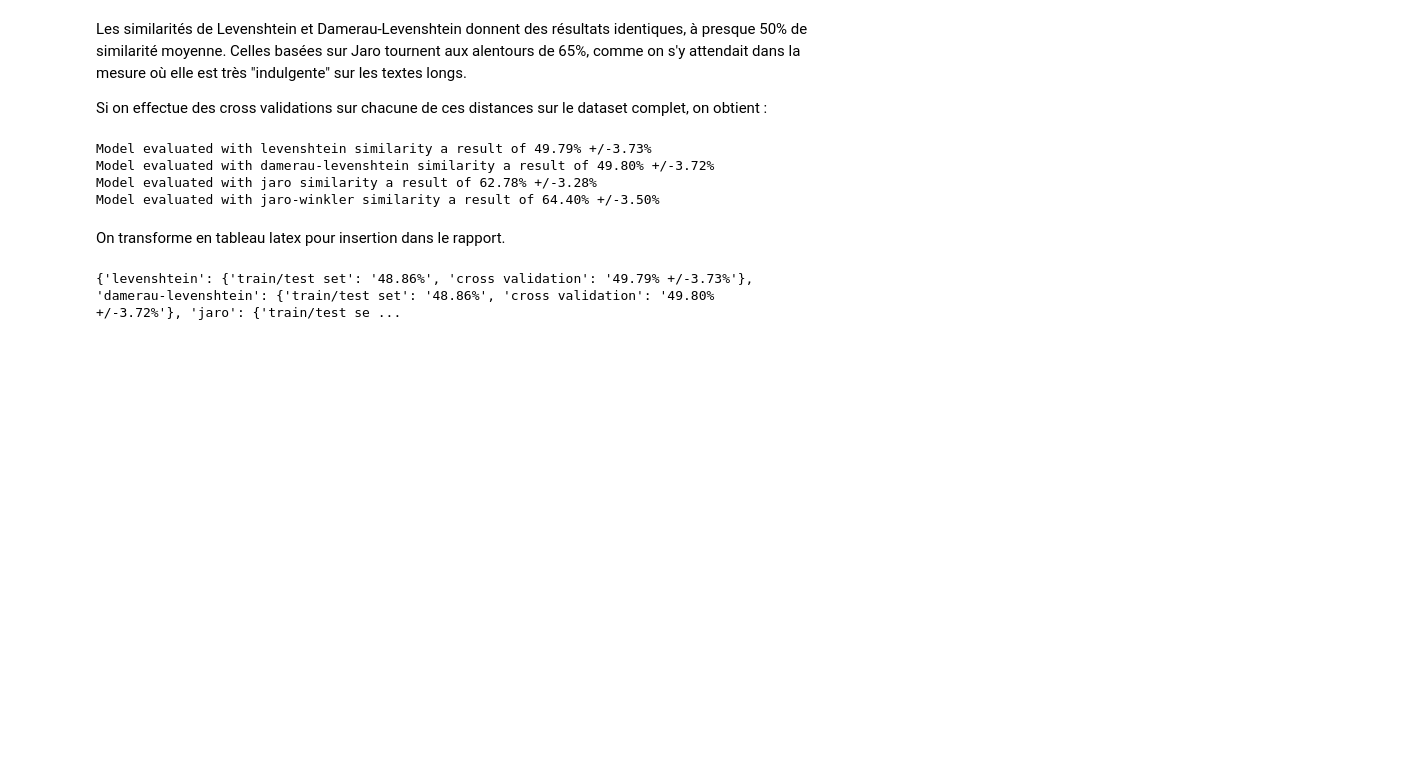
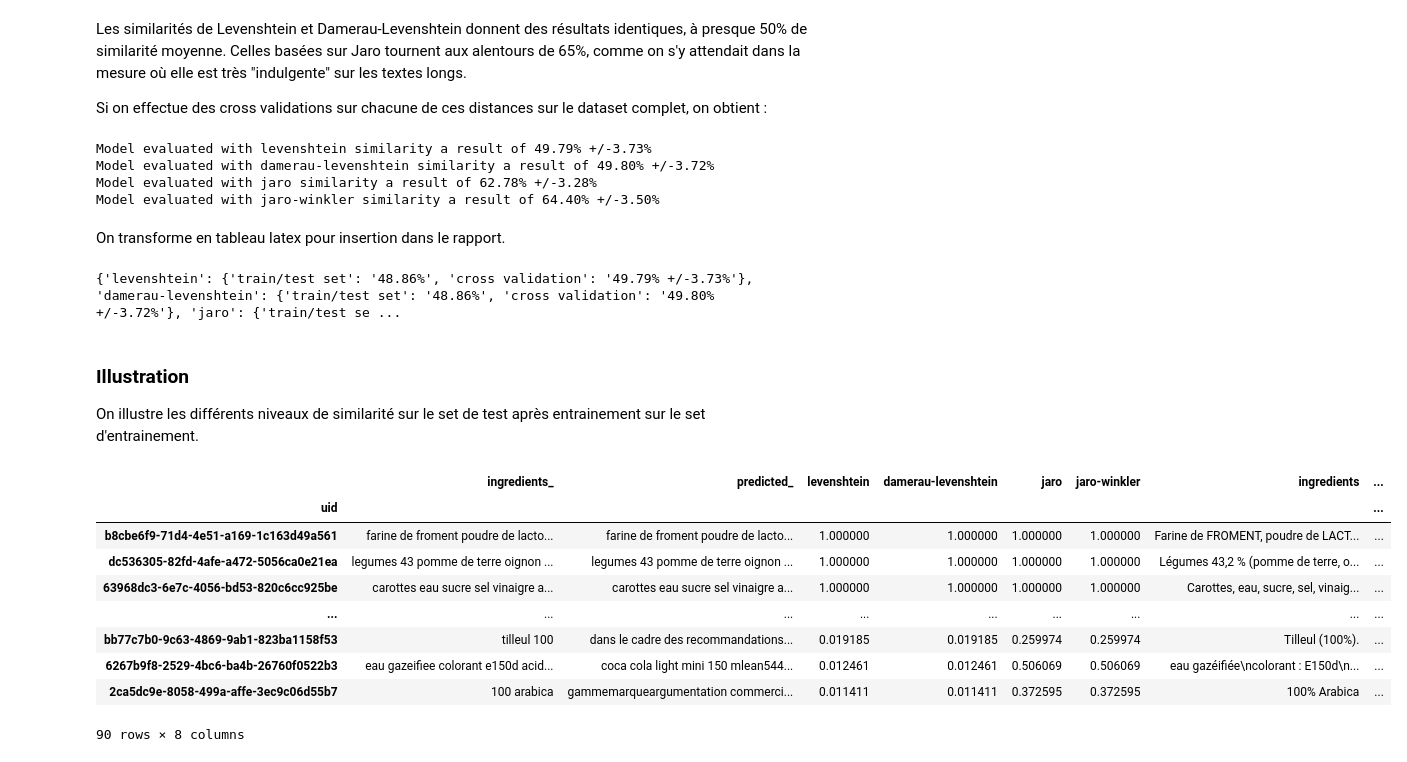
Before and after one commit to UltraDiuve/PIM-Recognizer, a Jupyter notebook: report/notebooks/Performance_measurement.ipynb, the cells around one changed output. Saved outputs shown, nothing was run; the diff lists cells and outputs as text; code cells hidden in the pictures; blank space fills up the shorter version.

```diff
--- a/report/notebooks/Performance_measurement.ipynb
+++ b/report/notebooks/Performance_measurement.ipynb
@@ -437,3 +441,7 @@ labs = {'levenshtein': 'Levenshtein',
 )
 # %% [output]
 {'levenshtein': {'train/test set': '48.86%', 'cross validation': '49.79% +/-3.73%'}, 'damerau-levenshtein': {'train/test set': '48.86%', 'cross validation': '49.80% +/-3.72%'}, 'jaro': {'train/test se ...
+# %% [markdown]
+### Illustration
+
+On illustre les différents niveaux de similarité sur le set de test après entrainement sur le set d'entrainement.
@@ -439,0 +459,17 @@ labs = {'levenshtein': 'Levenshtein',
+# %%
+
+(processed_df.join(comp_df, lsuffix='_')
+             .sort_values(['levenshtein'], ascending=False)
+             .loc[(processed_df['ingredients'] != '') & (processed_df['predicted'] != '')]
+)
+# %% [output]
+|  | ingredients_ | predicted_ | levenshtein | damerau-levenshtein | jaro | jaro-winkler | ingredients | ... |
+| uid |  |  |  |  |  |  |  | ... |
+| b8cbe6f9-71d4-4e51-a169-1c163d49a561 | farine de froment poudre de lacto... | farine de froment poudre de lacto... | 1.000000 | 1.000000 | 1.000000 | 1.000000 | Farine de FROMENT, poudre de LACT... | ... |
+| dc536305-82fd-4afe-a472-5056ca0e21ea | legumes 43 pomme de terre oignon ... | legumes 43 pomme de terre oignon ... | 1.000000 | 1.000000 | 1.000000 | 1.000000 | Légumes 43,2 % (pomme de terre, o... | ... |
+| 63968dc3-6e7c-4056-bd53-820c6cc925be | carottes eau sucre sel vinaigre a... | carottes eau sucre sel vinaigre a... | 1.000000 | 1.000000 | 1.000000 | 1.000000 | Carottes, eau, sucre, sel, vinaig... | ... |
+| ... | ... | ... | ... | ... | ... | ... | ... | ... |
+| bb77c7b0-9c63-4869-9ab1-823ba1158f53 | tilleul 100 | dans le cadre des recommandations... | 0.019185 | 0.019185 | 0.259974 | 0.259974 | Tilleul (100%). | ... |
+| 6267b9f8-2529-4bc6-ba4b-26760f0522b3 | eau gazeifiee colorant e150d acid... | coca cola light mini 150 mlean544... | 0.012461 | 0.012461 | 0.506069 | 0.506069 | eau gazéifiée\ncolorant : E150d\n... | ... |
+| 2ca5dc9e-8058-499a-affe-3ec9c06d55b7 | 100 arabica | gammemarqueargumentation commerci... | 0.011411 | 0.011411 | 0.372595 | 0.372595 | 100% Arabica | ... |
+90 rows × 8 columns
```
Also changed, not shown: parts of 7 cells of this notebook, 1 other file.
